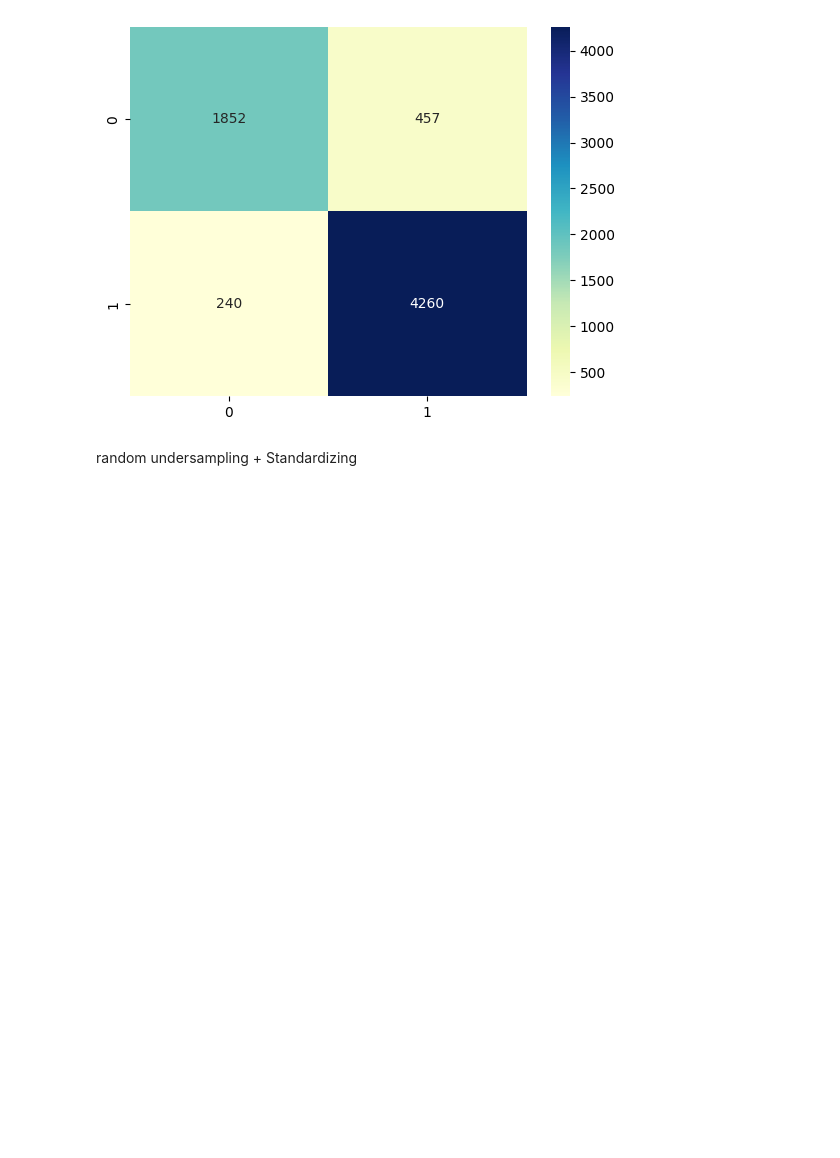
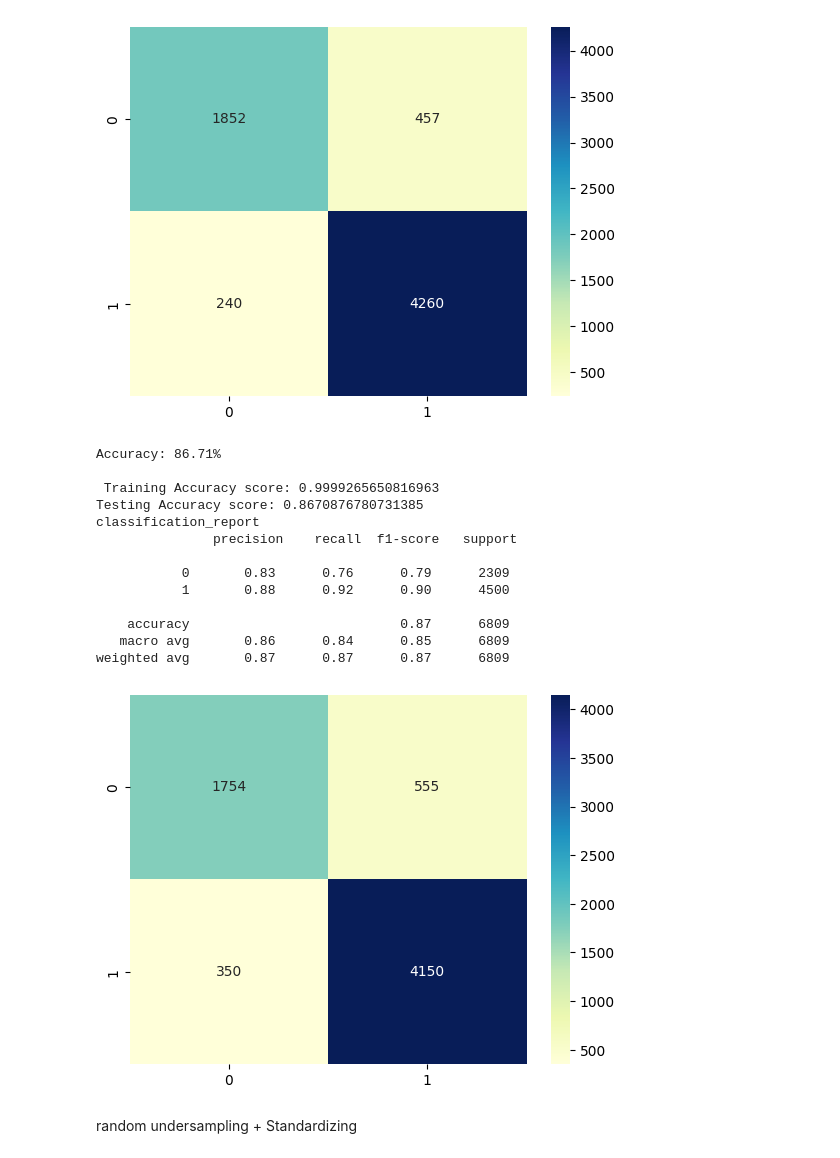
Before and after one commit to PFE2024/satt_ai, a Jupyter notebook: twitter/RandomForestClassifier.ipynb, the cells around one changed output. Cells and saved outputs as stored; diff of their text form; code cells hidden in the pictures; blank space fills up the shorter version.

```diff
--- a/twitter/RandomForestClassifier.ipynb
+++ b/twitter/RandomForestClassifier.ipynb
@@ -88,6 +88,53 @@ classification_report
    macro avg       0.89      0.87      0.88      6809
 weighted avg       0.90      0.90      0.90      6809
 [figure]
+# %%
+from sklearn.pipeline import Pipeline
+from sklearn.preprocessing import StandardScaler
+from sklearn.decomposition import PCA
+from sklearn.ensemble import RandomForestClassifier
+df = pd.read_csv('./Data/data+descvf.csv')
+# tl = TomekLinks()
+x=df.iloc[:, :-3]
+y = df.account_type.values.tolist()
+x_train, x_test, y_train, y_test = train_test_split(x, y, test_size=0.2, random_state=42,stratify=y)
+pipeline = Pipeline([
+    ('scaler', StandardScaler()), # Standardizing the data
+    ('pca', PCA()), # Transforming the data with PCA
+    ('rf', RandomForestClassifier()) # Training a random forest classifier on the data
+])
+
+# Train the pipeline on the data
+pipeline.fit(x_train, y_train)
+
+score = pipeline.score(x_test, y_test)
+print("Accuracy: %.2f%%" % (score * 100))
+y_pred_train = pipeline.predict(x_train)
+y_pred_test = pipeline.predict(x_test)
+print("\n Training Accuracy score:",metrics.accuracy_score(y_train, y_pred_train))
+print("Testing Accuracy score:",metrics.accuracy_score(y_test, y_pred_test))
+print("classification_report \n "+classification_report(y_test, y_pred_test))
+cm = metrics.confusion_matrix(y_test, y_pred_test)
+# print('Confusion matrix\n', cm)
+
+cm_matrixNB = pd.DataFrame(data=cm, )
+sns.heatmap(cm_matrixNB, annot=True, fmt='d', cmap='YlGnBu')
+plt.show()
+# %% [output]
+Accuracy: 86.71%
+
+ Training Accuracy score: 0.9999265650816963
+Testing Accuracy score: 0.8670876780731385
+classification_report
+               precision    recall  f1-score   support
+
+           0       0.83      0.76      0.79      2309
+           1       0.88      0.92      0.90      4500
+
+    accuracy                           0.87      6809
+   macro avg       0.86      0.84      0.85      6809
+weighted avg       0.87      0.87      0.87      6809
+[figure, added]
 # %% [markdown]
 random undersampling  + Standardizing
 # %%
```
Also changed, not shown: 3 other files.
